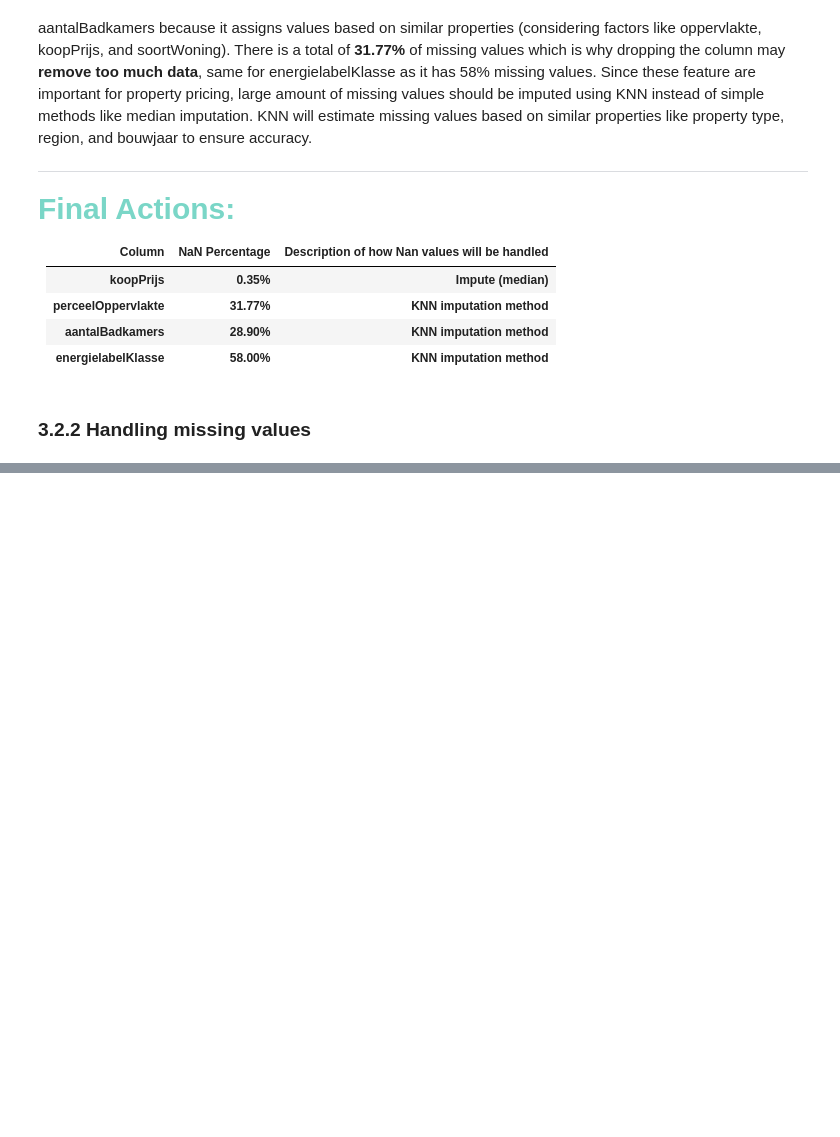
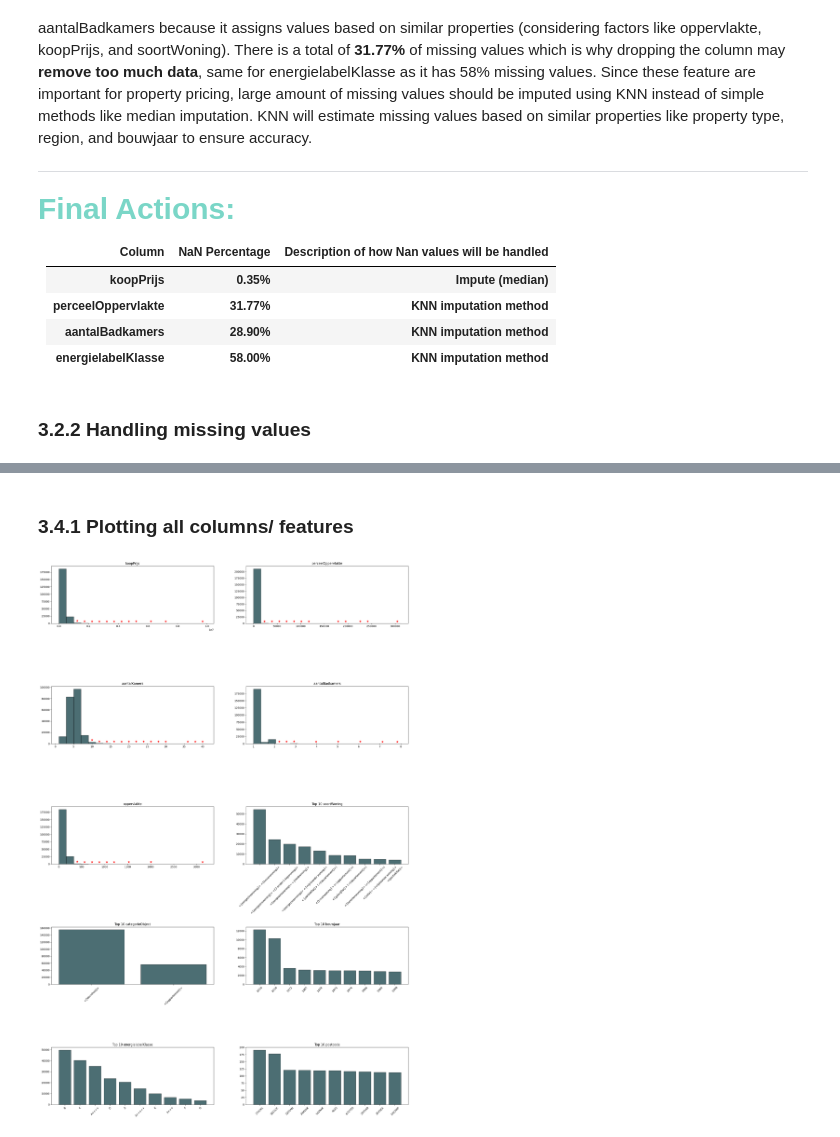
Before and after one commit to Josey-mc2/House-pricing-analysis, a Jupyter notebook: funda_analysis_ai_resit.ipynb, the cells around one changed output, grey strips where cells are left out. Drawn from its saved outputs; the diff is of its cells as text; code cells hidden in the pictures; blank space fills up the shorter version.

```diff
--- a/funda_analysis_ai_resit.ipynb
+++ b/funda_analysis_ai_resit.ipynb
@@ -258,0 +459,58 @@ else:
+# %% [markdown]
+### 3.4.1 Plotting all columns/ features
+# %%
+# Source chatgpt
+
+# Define numerical and categorical features for visualization
+numerical_features = [
+    'koopPrijs', 'perceelOppervlakte', 'aantalKamers', 'aantalBadkamers', 'oppervlakte'
+]
+
+categorical_features = ['soortWoning', 'categorieObject', 'bouwjaar', 'energielabelKlasse', 'postcode']
+
+# Set up figure with 2 columns for better layout
+fig, axes = plt.subplots(nrows=(len(numerical_features) + len(categorical_features)) // 2,
+                         ncols=2, figsize=(20, 30), dpi=100)
+axes = axes.flatten()
+
+# Define an icon (simple star) to indicate very small bars
+icon = "★"
+
+# Plot numerical features as histograms
+for i, feature in enumerate(numerical_features):
+    data = df_funda_imputed[feature].dropna()
+    counts, bins, patches = axes[i].hist(data, bins=20, color='#003038', edgecolor='k', alpha=0.7)
+    axes[i].set_title(feature, fontsize=12)
+
+    # Add stars for small bars
+    for count, patch in zip(counts, patches):
+        if count > 0:
+            height = patch.get_height()
+            x_position = patch.get_x() + patch.get_width() / 2
+            if height < 5000:  # Show a star for small bars (adjusted threshold for better visibility)
+                axes[i].text(x_position, height + 500, icon, ha='center', va='bottom', fontsize=12, color='red')
+
+# Plot categorical features as bar charts (Top 10 values only)
+for i, feature in enumerate(categorical_features):
+    index = len(numerical_features) + i  # Continue from the next available subplot
+    counts = df_funda_imputed[feature].value_counts().head(10)  # Limit to top 10 categories
+    bars = axes[index].bar(counts.index.astype(str), counts.values, color='#003038', edgecolor='k', alpha=0.7)
+    axes[index].set_title(f"Top 10 {feature}", fontsize=12)
+
+    # Rotate x-axis labels for readability
+    axes[index].tick_params(axis='x', labelrotation=45)
+
+    # ✅ **Do NOT add stars for categorical features**
+
+# Remove unused subplots if any
+for i in range(len(numerical_features) + len(categorical_features), len(axes)):
+    fig.delaxes(axes[i])
+
+# Adjust layout for better readability
+plt.tight_layout()
+plt.subplots_adjust(hspace=1.1, wspace=0.2)  # Increased hspace for more vertical spacing
+
+# Show the plots
+plt.show()
+# %% [output]
+[figure, added]
```
Also changed, not shown: parts of 18 cells of this notebook.
